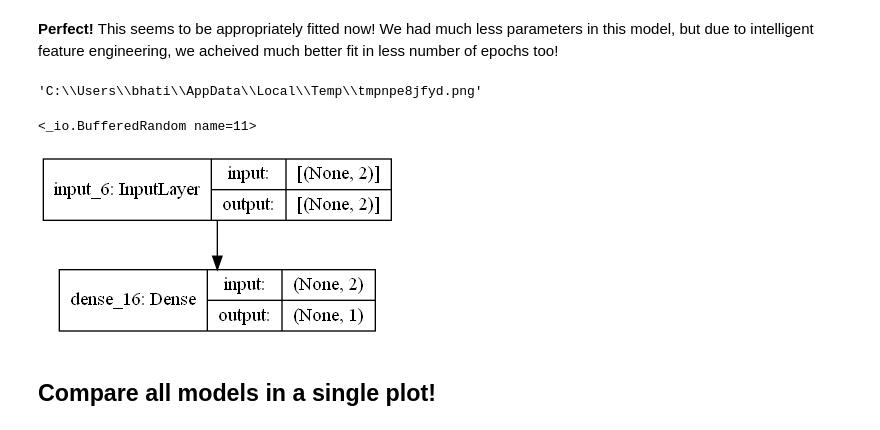
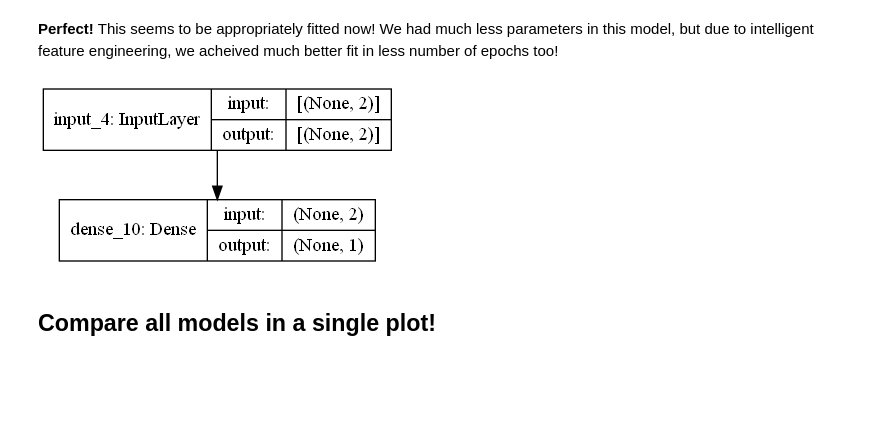
Before and after one commit to abhi8893/tensorflow-deep-learning-mrdbourke, a Jupyter notebook: notebooks/01B-tensorflow-neural-network-regression.ipynb, the cells around one changed output. Cells and saved outputs as stored; diff of their text form; code cells hidden in the pictures; blank space fills up the shorter version.

```diff
--- a/notebooks/01B-tensorflow-neural-network-regression.ipynb
+++ b/notebooks/01B-tensorflow-neural-network-regression.ipynb
@@ -435,11 +435,2 @@ plot1d_reg_preds(X, y, models=[polymodel, predict_func_polyfeat], labels=['True
 # %% [markdown]
 **Perfect!** This seems to be appropriately fitted now! We had much less parameters in this model, but due to intelligent feature engineering, we acheived much better fit in less number of epochs too!
-# %%
-t = tempfile.TemporaryFile(suffix='.png')
-t.name
-# %% [output]
-'C:\\Users\\bhati\\AppData\\Local\\Temp\\tmpnpe8jfyd.png'
-# %%
-t.file
-# %% [output]
-<_io.BufferedRandom name=11>
@@ -448,14 +437,8 @@ tf.keras.utils.plot_model()
-# %%
-from tensorflow.keras.utils import plot_model
-import tempfile
-
-# Create a temp file and close it
-t = tempfile.TemporaryFile(suffix='.png')
-t.close()
-
-plot_model(model, show_shapes=True, to_file=t.name)
-# %% [output]
-[figure, removed]
+# %%
+from src.visualize import plot_keras_model
+plot_keras_model(model, show_shapes=True)
+# %% [output]
+[figure, added]
 # %% [markdown]
 ## Compare all models in a single plot!
 # %%
```
Also changed, not shown: parts of 22 cells of this notebook, 52 other files.
